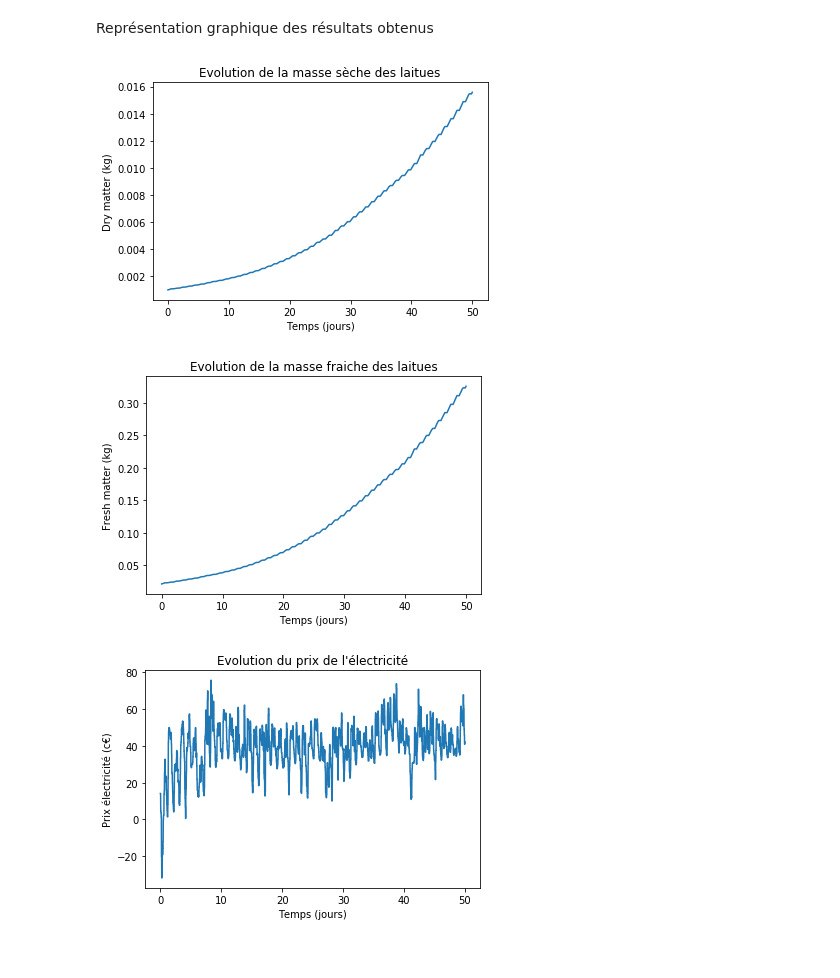
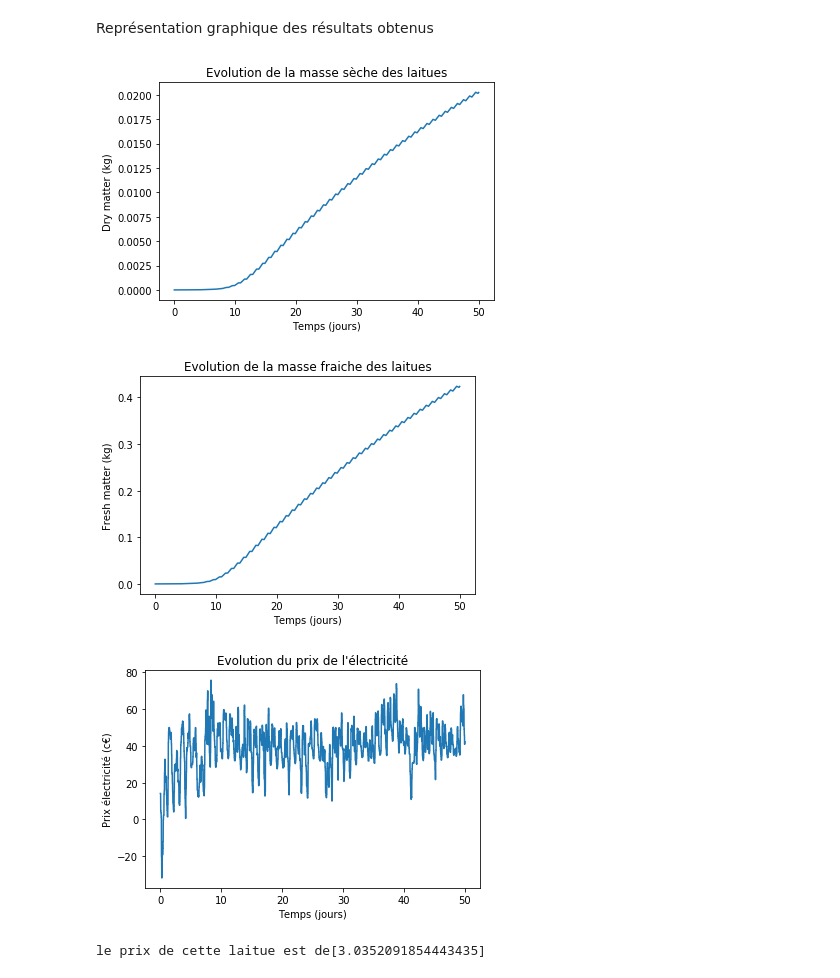
Before and after one commit to GermainBrach/projet_agri_envi_cont, a Jupyter notebook: agri_envi_cont.ipynb, the cells around one changed output. Saved outputs shown, nothing was run; the diff lists cells and outputs as text; code cells hidden in the pictures.

Commit message:
version sans analyse de la date de debut et du PAR

```diff
--- a/agri_envi_cont.ipynb
+++ b/agri_envi_cont.ipynb
@@ -238,10 +244,10 @@ def lettuce_dry_matter (dDmdt, Dm_0, dt, PAR, T, CO2_air):
 Défintion des paramètres des objets constituants le système
 # %%
 #paramètres chambre de culture
-temperature = 23 #[°C]
-CO2_air = 5*10**(-2) #[kg/m³]
+temperature = 20 #[°C]
+CO2_air = 400 #ppm
 nb_led_room = 65 #nombre de LED dans une chambre de culture
-nb_plante_room = 20 # nombre de plante dans la chambre de culture
+nb_plante_room = 18 # nombre de plante dans la chambre de culture
 surface = 1 #m²
 
 #paramètres alimentation
@@ -265,11 +271,12 @@ Paramètres de la simulation désirée
 nb_jour = 50
 pas_de_temps = 15 #minutes
 type_simulation = 'simple'
-price_adaptation = True
+price_adaptation = False
 periode_regulation = 'journée'
 PPFD_nom = 300 #µmol photons/m².s
 PPFD_max = 500
 PPFD_min = 100
+date_debut = [1,1,2018]
 # %% [markdown]
 Définition d'une fonction ajustant la quantité de photons envoyée aux plantes au prix de l'électricité
 # %%
@@ -325,6 +332,16 @@ elif type_simulation == 'effet photopériode':
     LED_1 =LED(1, umol_nom_OSRAM_GW_CSSRM1, PAR_nom_OSRAM_GW_CSSRM1, OSRAM_GW_CSSRM1_I_flux, OSRAM_GW_CSSRM1_P_I)
     alim_1 = Alim(1,rendement_alim)
 
+elif type_simulation == 'effet CO2':
+    for i in np.arange (9):
+        exec ("lettuce_"+str(i)+"= Plant("+str(i)+",1,"+str(i)+")")
+        exec ("chambre_culture_"+str(i)+"= Chambre_culture("+str(i)+",1,1,1, surface, nb_led_room, nb_plante_room, 100* ("+str(i)+"+2), temperature)")
+
+    lettuce =  Plant_species(1,1,'lettuce', lettuce_Dm_0, lettuce_dDmdt, lettuce_dry_matter, lettuce_fresh_matter)
+    LED_1 =LED(1, umol_nom_OSRAM_GW_CSSRM1, PAR_nom_OSRAM_GW_CSSRM1, OSRAM_GW_CSSRM1_I_flux, OSRAM_GW_CSSRM1_P_I)
+    alim_1 = Alim(1,rendement_alim)
+    scenario_1 =Scenario (1,heure_debut,photoperiode)
+
 Chambre_culture.link_objects()
 Plant.link_objects()
 # %% [markdown]
@@ -345,6 +362,11 @@ prix_last_day = prix.iloc[0:n,5]
 prix_min = min(prix_last_day)
 prix_max = max(prix_last_day)
 first_in = 0
+
+i_date =  0
+
+while [prix.iat[i_date,0].day,prix.iat[i_date,0].month,prix.iat[i_date,0].year] != date_debut :
+    i_date +=1
 # %% [markdown]
 Simulation de la croissance et du cout des plantes sur la période considérée
 # %%
@@ -378,11 +400,12 @@ if type_simulation == 'simple':
     plt.ylabel('Fresh matter (kg)')
     plt.title ('Evolution de la masse fraiche des laitues')
     plt.show()
-    plt.plot(np.arange(len(lettuce_1.Dm[:]))/(24*4),prix.iloc[0:((nb_jour*24*4)+1),5])
+    plt.plot(np.arange(len(lettuce_1.Dm[:]))/(24*4),prix.iloc[i_date:i_date +((nb_jour*24*4)+1),5])
     plt.xlabel('Temps (jours)')
     plt.ylabel('Prix électricité (c€)')
     plt.title ("Evolution du prix de l'électricité")
     plt.show()
+    print ('le prix de cette laitue est de'+ str(Cout))
 
 elif type_simulation =='effet heure de debut':
     plt.plot(np.arange(24),Cout)
@@ -403,33 +426,46 @@ elif type_simulation =='effet heure de debut':
 
 elif type_simulation =='effet température':
     plt.plot(7+np.arange(len(Fm)),Fm)
     plt.xlabel('Température(°C)')
     plt.ylabel('Masse des laitues (kg)')
     plt.title ("Masse des laitues en fonction de la température de culture")
     plt.show()
     plt.plot(7+np.arange(len(Fm)),Prix_kg)
     plt.xlabel('Température(°C)')
     plt.ylabel('Prix/kg (€)')
     plt.title ("Prix par kg des laitues en fonction de la température de culture")
     plt.show()
 
 elif type_simulation =='effet photopériode':
     plt.plot(np.arange(24),Cout)
     plt.xlabel('Photopériode (h)')
     plt.ylabel('Prix (€)')
     plt.title ("Prix des laitues en fonction de la durée de la photopériode")
     plt.show()
     plt.plot(np.arange(24),Fm)
     plt.xlabel('Photopériode (h)')
     plt.ylabel('Masse des laitues (kg)')
     plt.title ("Masse des laitues en fonction de la durée de la photopériode")
     plt.show()
     plt.plot(np.arange(24),Prix_kg)
     plt.xlabel('Photopériode (h)')
     plt.ylabel('Prix/kg (€)')
     plt.title ("Prix par kg des laitues en fonction de la durée de la photopériode")
     plt.show()
+
+elif type_simulation =='effet CO2':
+    plt.plot(100*(np.arange(len(Fm))+2),Fm)
+    plt.xlabel('Concentration de CO2 (ppm)')
+    plt.ylabel('Masse des laitues (kg)')
+    plt.title ("Masse des laitues en fonction de la concentration en CO2")
+    plt.show()
+    plt.plot(100*(np.arange(len(Fm))+2),Prix_kg)
+    plt.xlabel('Concentration de CO2 (ppm)')
+    plt.ylabel('Prix/kg (€)')
+    plt.title ("Prix par kg des laitues en fonction de la concentration en CO2")
+    plt.show()
 # %% [output]
-[figure, old version]
+[figure, new version]
-[figure, old version]
+[figure, new version]
 [figure]
+le prix de cette laitue est de[3.0352091854443435]
```
Also changed, not shown: parts of 4 cells of this notebook.
